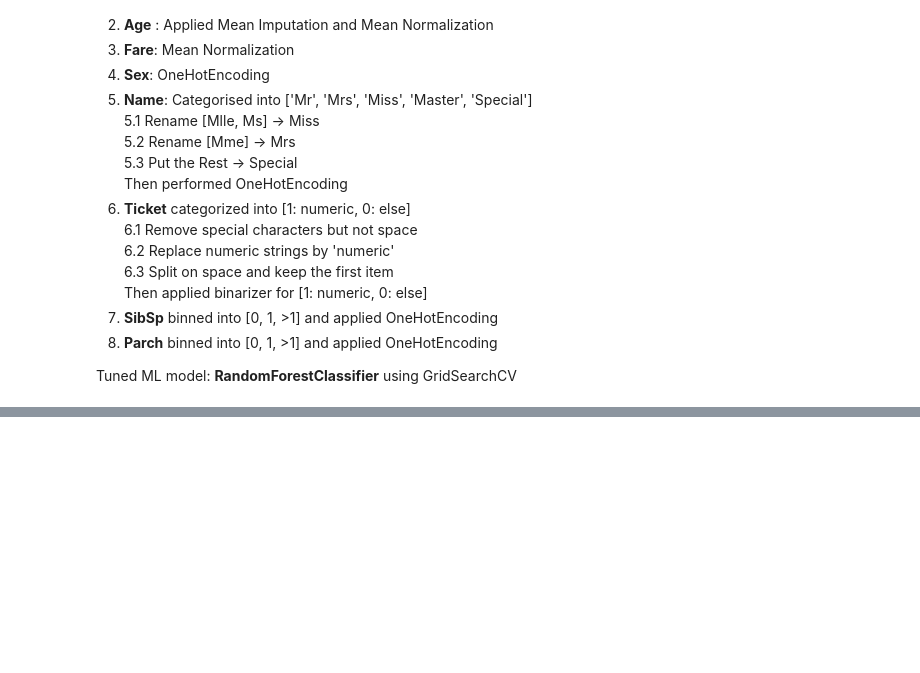
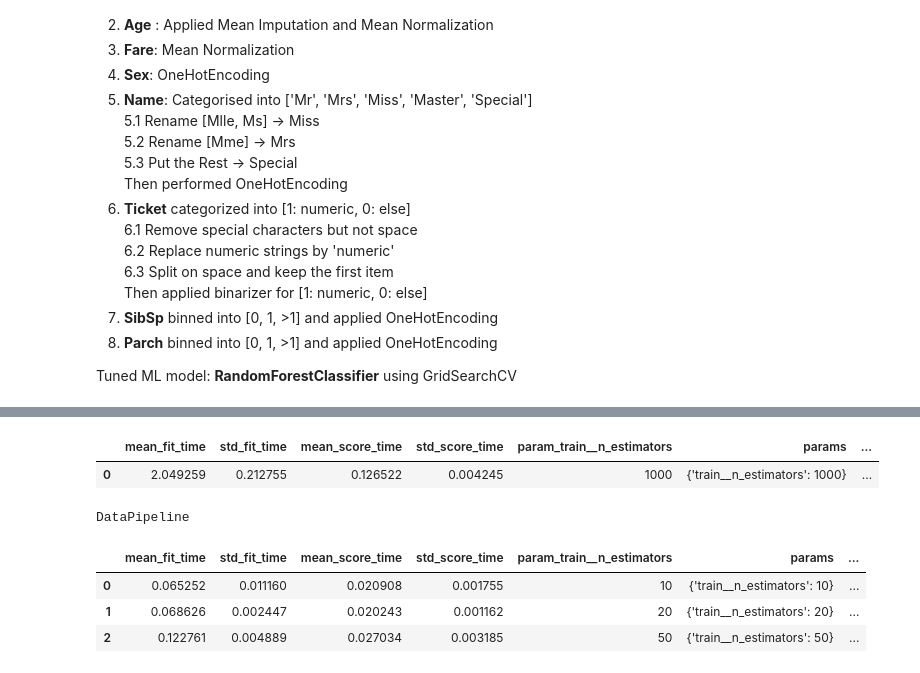
Before and after one commit to abhi8893/Titanic-Survival, a Jupyter notebook: notebooks/DataPipeline-Class-tests.ipynb, the cells around one changed output, grey strips where cells are left out. Cells and saved outputs as stored; diff of their text form; code cells hidden in the pictures; blank space fills up the shorter version.

```diff
--- a/notebooks/DataPipeline-Class-tests.ipynb
+++ b/notebooks/DataPipeline-Class-tests.ipynb
@@ -312,2 +375,2 @@ from sklearn.model_selection import GridSearchCV
 # %%
-grid = GridSearchCV(dp, {'train__n_estimators': [10, 20]})
+grid = GridSearchCV(dp, {'train__n_estimators': [1000]}, cv=5)
@@ -325,0 +428,6 @@ GridSearchCV(cv=None, error_score=nan,
+# %%
+res = pd.DataFrame(grid.cv_results_)
+res.head()
+# %% [output]
+|  | mean_fit_time | std_fit_time | mean_score_time | std_score_time | param_train__n_estimators | params | ... |
+| 0 | 2.049259 | 0.212755 | 0.126522 | 0.004245 | 1000 | {'train__n_estimators': 1000} | ... |
@@ -325,0 +436,13 @@ GridSearchCV(cv=None, error_score=nan,
+# %%
+dp_best
+# %% [output]
+DataPipeline
+# %%
+res = pd.DataFrame(grid.cv_results_)
+# %%
+res.head()
+# %% [output]
+|  | mean_fit_time | std_fit_time | mean_score_time | std_score_time | param_train__n_estimators | params | ... |
+| 0 | 0.065252 | 0.011160 | 0.020908 | 0.001755 | 10 | {'train__n_estimators': 10} | ... |
+| 1 | 0.068626 | 0.002447 | 0.020243 | 0.001162 | 20 | {'train__n_estimators': 20} | ... |
+| 2 | 0.122761 | 0.004889 | 0.027034 | 0.003185 | 50 | {'train__n_estimators': 50} | ... |
```
Also changed, not shown: parts of 18 cells of this notebook, 7 other files.
